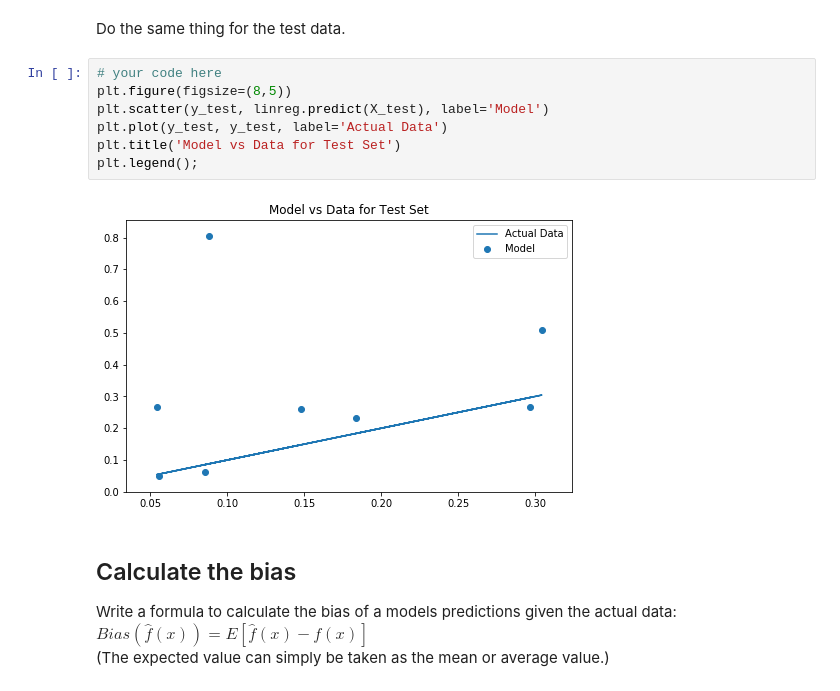
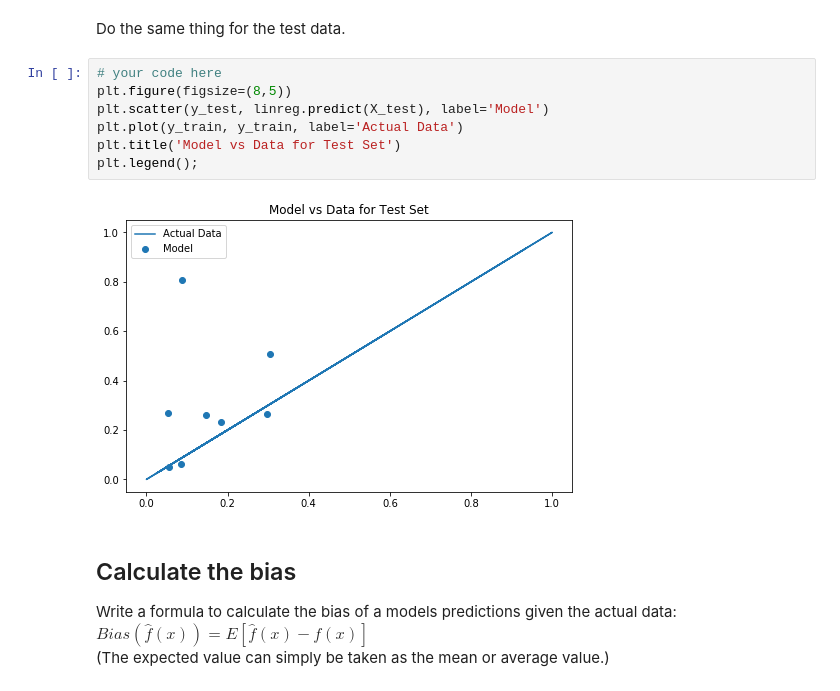
Before and after one commit to hiowatah/dsc-2-24-08-bias-variance-trade-off-lab-nyc-ds-career-031119, a Jupyter notebook: index.ipynb, the cells around one changed output. Drawn from its saved outputs; the diff is of its cells as text.

```diff
--- a/index.ipynb
+++ b/index.ipynb
@@ -95,12 +95,12 @@ Do the same thing for the test data.
 # %%
 # your code here
 plt.figure(figsize=(8,5))
 plt.scatter(y_test, linreg.predict(X_test), label='Model')
-plt.plot(y_test, y_test, label='Actual Data')
+plt.plot(y_train, y_train, label='Actual Data')
 plt.title('Model vs Data for Test Set')
 plt.legend();
 # %% [output]
-[figure, old version]
+[figure, new version]
 # %% [markdown]
 ## Calculate the bias
 Write a formula to calculate the bias of a models predictions given the actual data: $Bias(\hat{f}(x)) = E[\hat{f}(x)-f(x)]$
```
